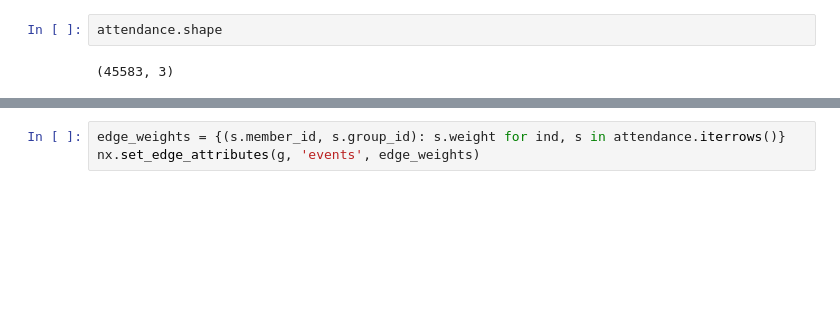
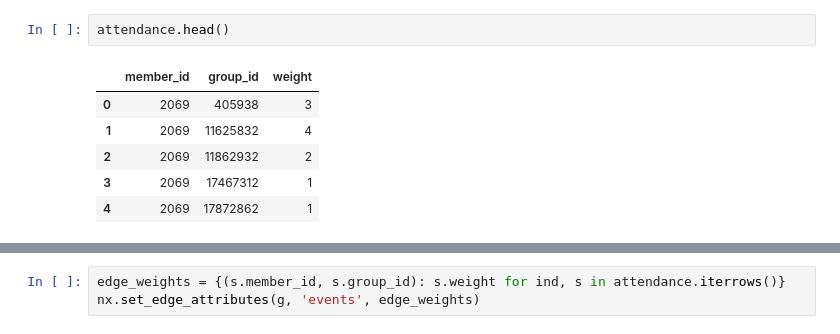
Before and after one commit to stkbailey/nashnetx, a Jupyter notebook: 2_GraphConstruction.ipynb, the cells around one changed output, grey strips where cells are left out. Drawn from its saved outputs; the diff is of its cells as text; blank space fills up the shorter version.

```diff
--- a/2_GraphConstruction.ipynb
+++ b/2_GraphConstruction.ipynb
@@ -32,4 +54,9 @@ nx.Graph.add_nodes_from?
 # %%
-attendance.shape
+attendance.head()
 # %% [output]
-(45583, 3)
+|  | member_id | group_id | weight |
+| 0 | 2069 | 405938 | 3 |
+| 1 | 2069 | 11625832 | 4 |
+| 2 | 2069 | 11862932 | 2 |
+| 3 | 2069 | 17467312 | 1 |
+| 4 | 2069 | 17872862 | 1 |
```
Also changed, not shown: parts of 28 cells of this notebook, 3 other files.
